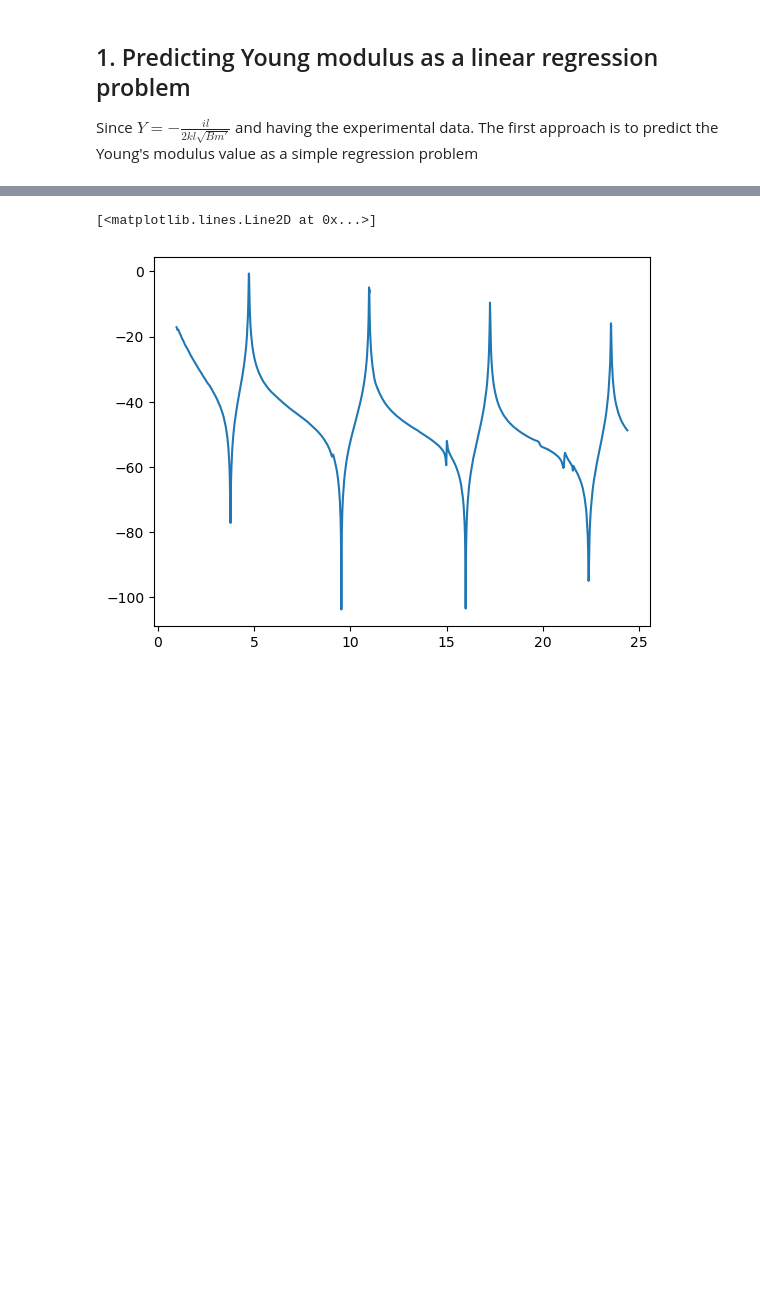
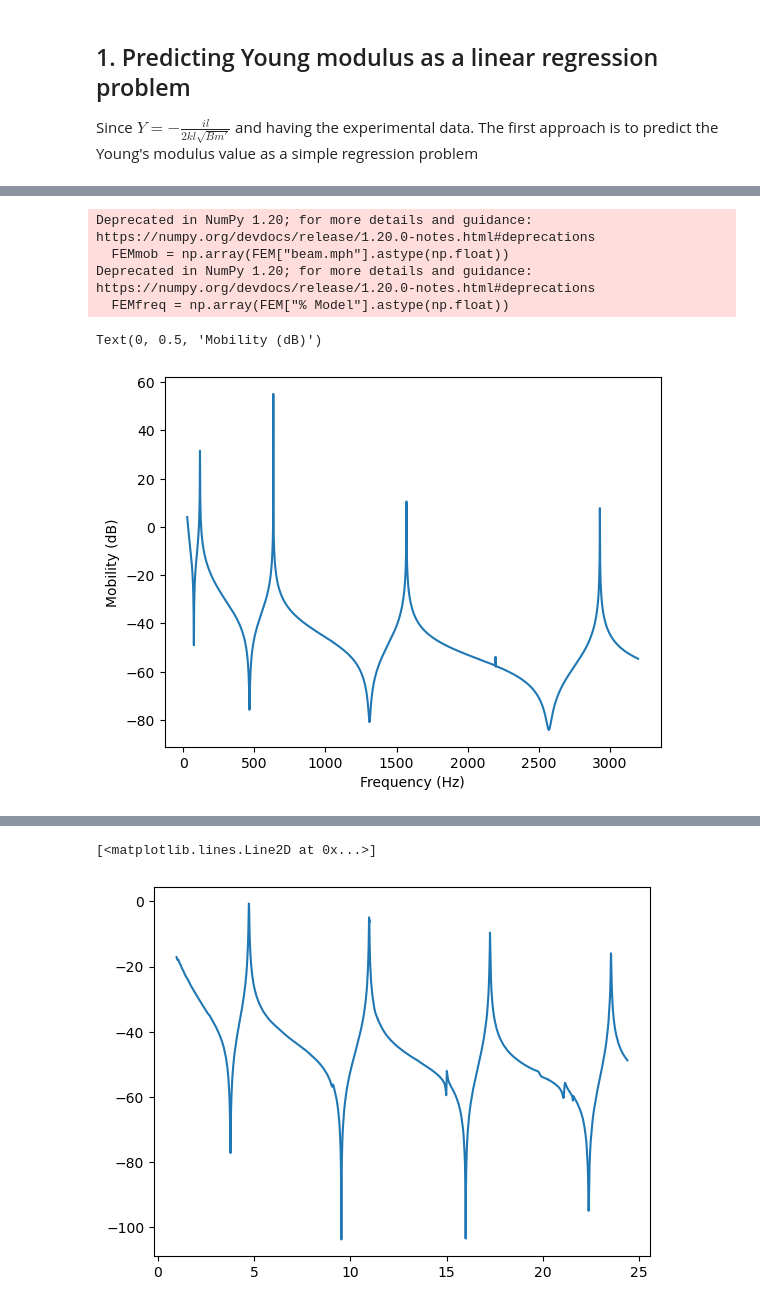
Before and after one commit to taboleiro/BayesianVibrationsModeling, a Jupyter notebook: BEMD.ipynb, the cells around one changed output, grey strips where cells are left out. Drawn from its saved outputs; the diff is of its cells as text; code cells hidden in the pictures; blank space fills up the shorter version.

```diff
--- a/BEMD.ipynb
+++ b/BEMD.ipynb
@@ -61,3 +63,18 @@ def mobilityFunc(E, freq, beam, eta=0.007):
     #Y = -(0.25*eta+1j)*l/(2*kl*np.sqrt(B*beam["massPerUnit"])) * N_l/D_l
     # The mobility is a complex value but just the absolute value is shown
     #Y = -1j*l/ (2*complex_kl*torch.sqrt(complex_B*beam["massPerUnit"])) d* N_l/D_l)
+# %%
+FEM = pd.read_csv("./Data/bend/flatBeam.csv")[30:]
+FEMmob = np.array(FEM["beam.mph"].astype(np.float))
+FEMfreq = np.array(FEM["% Model"].astype(np.float))
+
+plt.plot(FEMfreq, 20*np.log10(FEMmob), label="COMSOL")
+plt.xlabel("Frequency (Hz)")
+plt.ylabel("Mobility (dB)")
+# %% [output]
+Deprecated in NumPy 1.20; for more details and guidance: https://numpy.org/devdocs/release/1.20.0-notes.html#deprecations
+  FEMmob = np.array(FEM["beam.mph"].astype(np.float))
+Deprecated in NumPy 1.20; for more details and guidance: https://numpy.org/devdocs/release/1.20.0-notes.html#deprecations
+  FEMfreq = np.array(FEM["% Model"].astype(np.float))
+Text(0, 0.5, 'Mobility (dB)')
+[figure, added]
```
Also changed, not shown: parts of 8 cells of this notebook, 27 other files.
